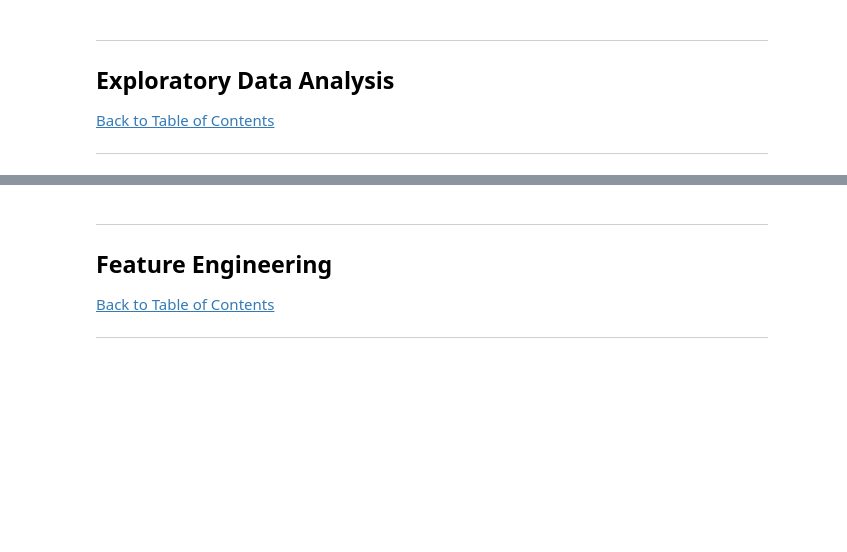
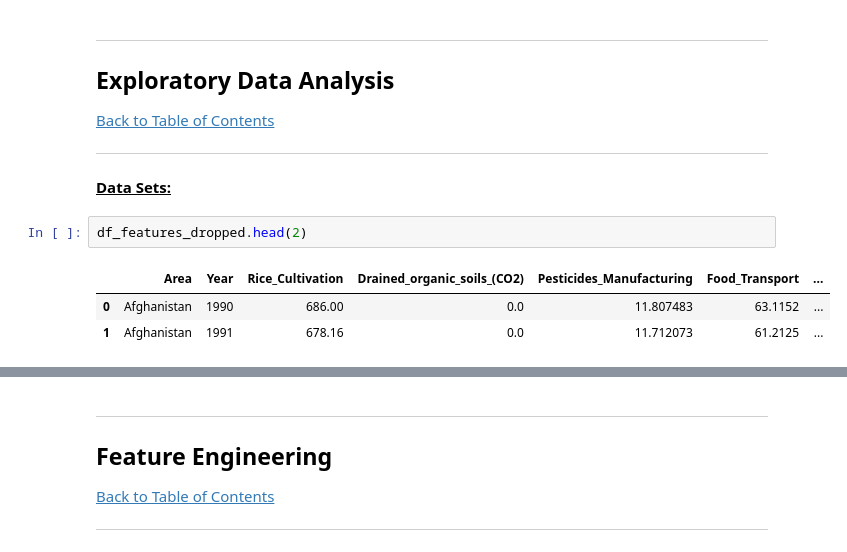
Before and after one commit to DuPlessisErich/MLRegression, a Jupyter notebook: Regression Notebook.ipynb, the cells around one changed output, grey strips where cells are left out. Cells and saved outputs as stored; diff of their text form; blank space fills up the shorter version.

Commit message:
Final Data Cleaning Update.

```diff
--- a/Regression Notebook.ipynb
+++ b/Regression Notebook.ipynb
@@ -405,3 +405,11 @@ We now have three datasets that we will use to train the regression models. We w
 <a href=#cont>Back to Table of Contents</a>
 
 ---
+# %% [markdown]
+**<ins>Data Sets:</ins>**<br>
+# %%
+df_features_dropped.head(2)
+# %% [output]
+|  | Area | Year | Rice_Cultivation | Drained_organic_soils_(CO2) | Pesticides_Manufacturing | Food_Transport | ... |
+| 0 | Afghanistan | 1990 | 686.00 | 0.0 | 11.807483 | 63.1152 | ... |
+| 1 | Afghanistan | 1991 | 678.16 | 0.0 | 11.712073 | 61.2125 | ... |
```
Also changed, not shown: parts of 2 cells of this notebook.
